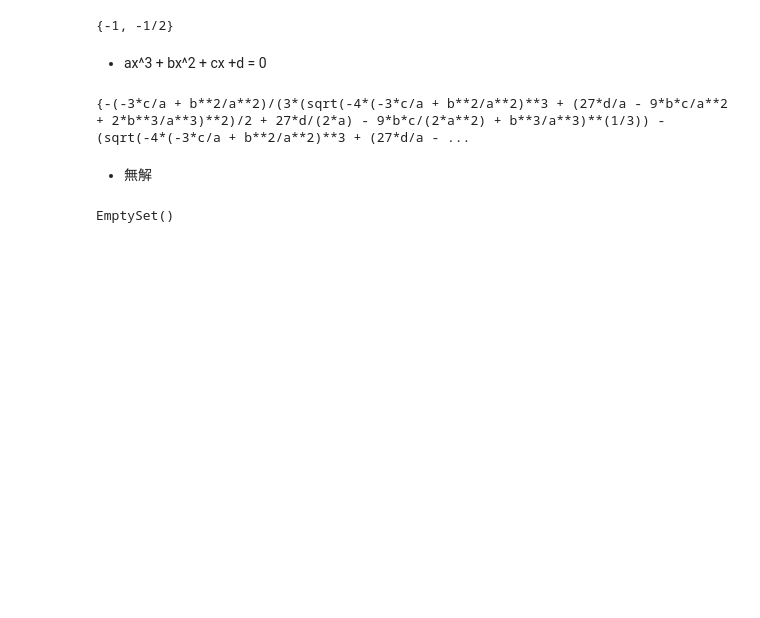
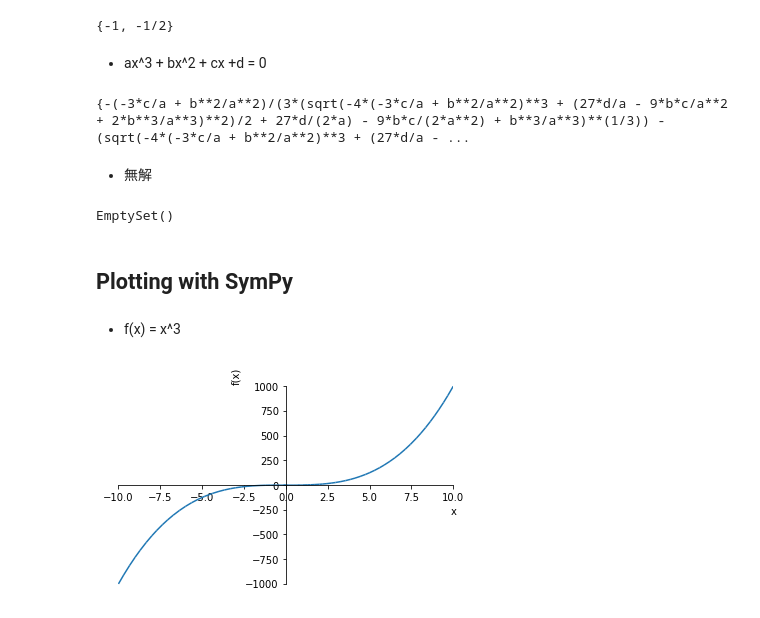
Before and after one commit to gnsJhenJie/DataScience, a Jupyter notebook: SymPy_Symbolic_Mathematics_Python.ipynb, the cells around one changed output. Drawn from its saved outputs; the diff is of its cells as text; code cells hidden in the pictures; blank space fills up the shorter version.

```diff
--- a/SymPy_Symbolic_Mathematics_Python.ipynb
+++ b/SymPy_Symbolic_Mathematics_Python.ipynb
@@ -73,3 +82,12 @@ sym.solveset(a * x ** 3 + b * x ** 2 + c * x + d, x)
 sym.solveset(x ** 2 + 1, x, domain=sym.S.Reals)
 # %% [output]
 EmptySet()
+# %% [markdown]
+## Plotting with SymPy
+# %% [markdown]
+* f(x) = x^3
+# %%
+expr = x ** 3
+p = sym.plot(expr)
+# %% [output]
+[figure, added]
```
Also changed, not shown: parts of 11 cells of this notebook.
